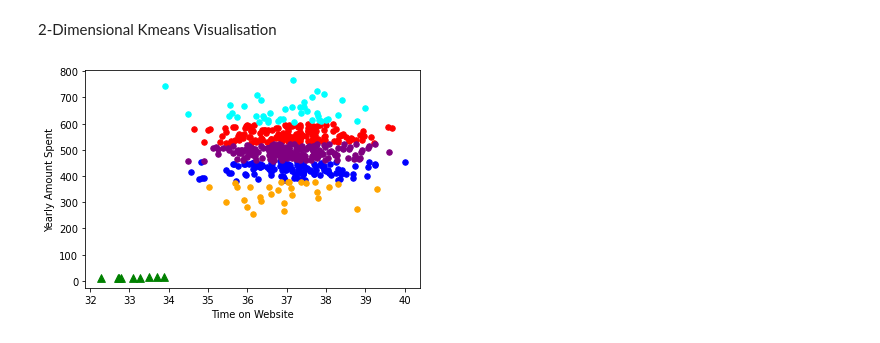
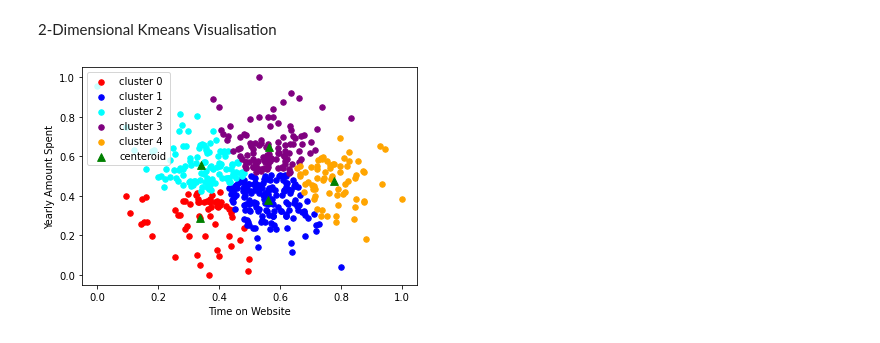
Before and after one commit to JustinSms/Ecommerce_Clustering_2, a Jupyter notebook: Kmeans.ipynb, the cells around one changed output. Drawn from its saved outputs; the diff is of its cells as text; code cells hidden in the pictures.

Commit message:
Justin_14/01/2021
Kmeans

```diff
--- a/Kmeans.ipynb
+++ b/Kmeans.ipynb
@@ -103,20 +104,23 @@ print(cluster_0.describe())
 # %% [markdown]
 2-Dimensional Kmeans Visualisation
 # %%
-x = data_clustering.iloc[:,[2,4]].values
+data_clustering_num = normalization.normalized_dataframe
+#print(data_clustering_num.head(5))
+x = data_clustering_num.iloc[:,[2,4]].values
 
 kmeans = KMeans(n_clusters=5, init="k-means++", max_iter=300, n_init=10, random_state=0)
-y_means = kmeans.fit_predict(x)
+clusters = kmeans.fit_predict(x)
 
-plt.scatter(x[y_means == 0, 0], x[y_means == 0, 1], s = 30, c = 'red')
-plt.scatter(x[y_means == 1, 0], x[y_means == 1, 1], s = 30, c = "blue")
-plt.scatter(x[y_means == 2, 0], x[y_means == 2, 1], s = 30, c = 'cyan')
-plt.scatter(x[y_means == 3, 0], x[y_means == 3, 1], s = 30, c = 'purple')
-plt.scatter(x[y_means == 4, 0], x[y_means == 4, 1], s = 30, c = 'orange')
+plt.scatter(x[clusters == 0, 0], x[clusters == 0, 1], s = 30, c = 'red', label="cluster 0")
+plt.scatter(x[clusters == 1, 0], x[clusters == 1, 1], s = 30, c = "blue", label="cluster 1")
+plt.scatter(x[clusters == 2, 0], x[clusters == 2, 1], s = 30, c = 'cyan', label="cluster 2")
+plt.scatter(x[clusters == 3, 0], x[clusters == 3, 1], s = 30, c = 'purple', label="cluster 3")
+plt.scatter(x[clusters == 4, 0], x[clusters == 4, 1], s = 30, c = 'orange', label="cluster 4")
 
-plt.scatter(km.cluster_centers_[:,0], km.cluster_centers_[:, 1], s = 60, c = 'green' , label = 'centeroid', marker="^")
+plt.scatter(kmeans.cluster_centers_[:,0], kmeans.cluster_centers_[:, 1], s = 60, c = 'green' , label = 'centeroid', marker="^")
 plt.xlabel("Time on Website")
 plt.ylabel("Yearly Amount Spent")
+plt.legend()
 plt.show()
 # %% [output]
-[figure, old version]
+[figure, new version]
```
Also changed, not shown: parts of 2 cells of this notebook, 1 other file.
